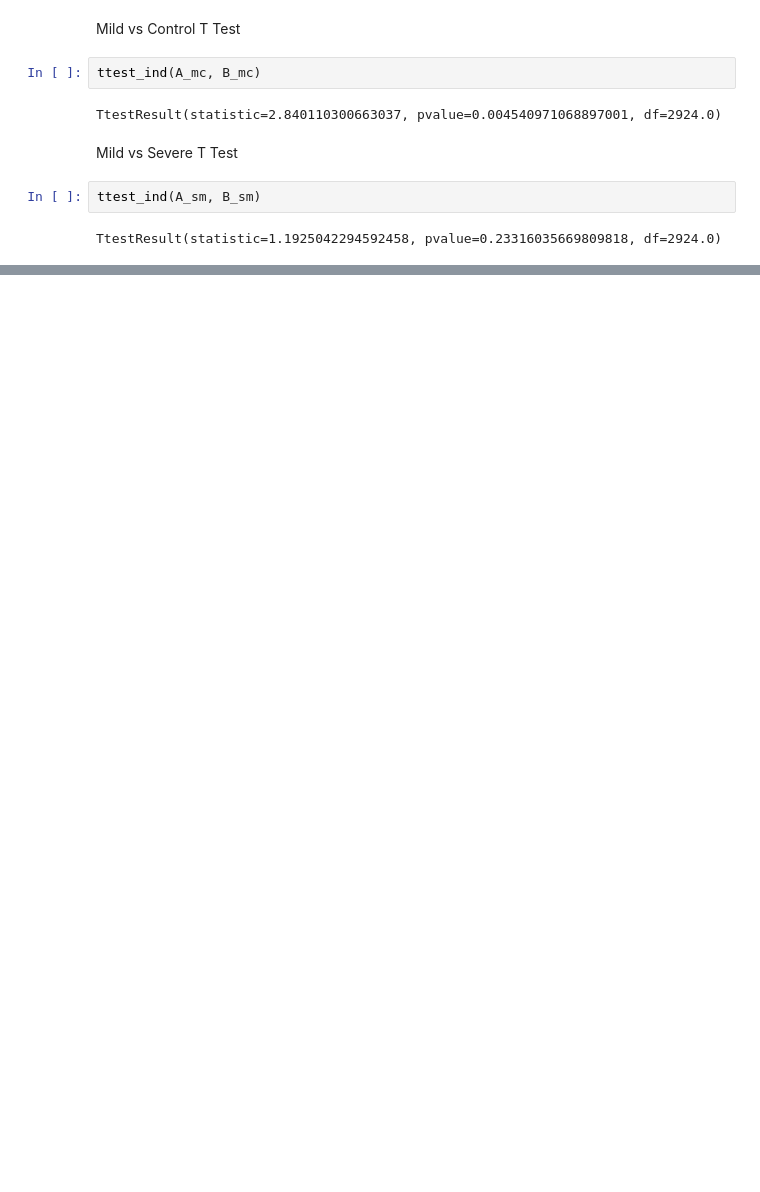
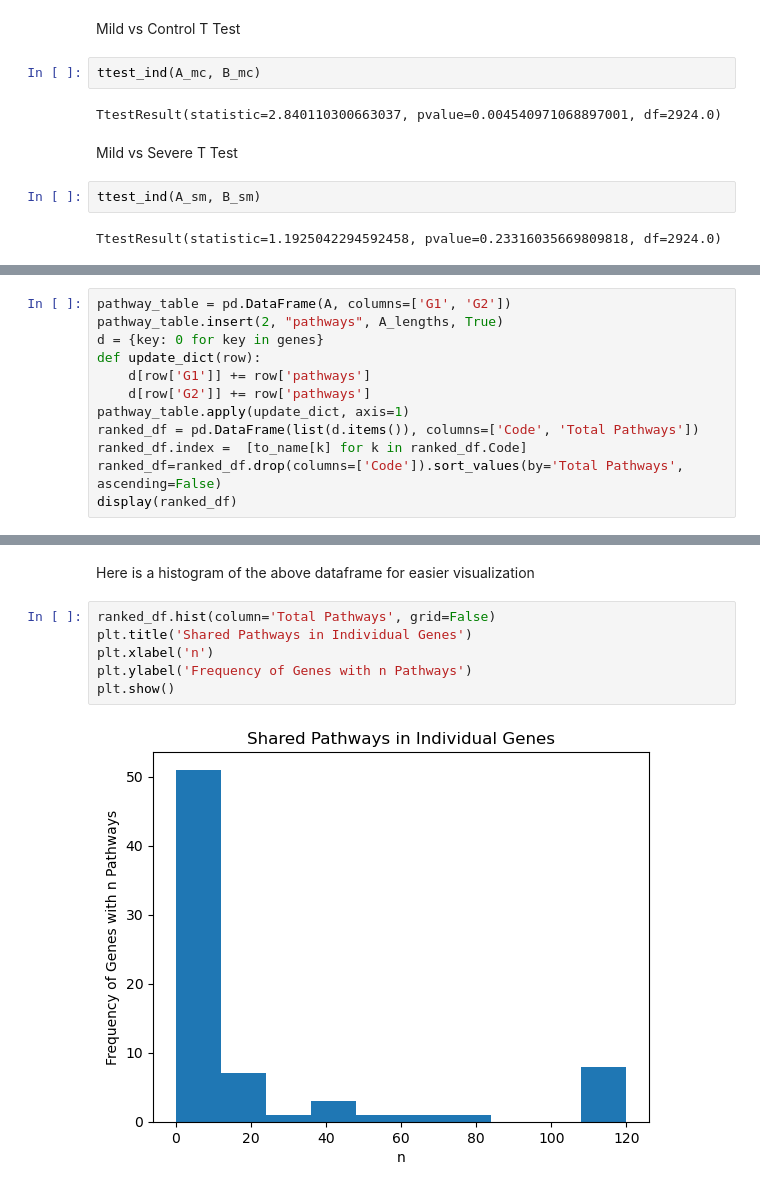
Before and after one commit to SignatureDiagnostics/pathway_analysis, a Jupyter notebook: exploratory_work.ipynb, the cells around one changed output, grey strips where cells are left out. Drawn from its saved outputs; the diff is of its cells as text; blank space fills up the shorter version.

```diff
--- a/exploratory_work.ipynb
+++ b/exploratory_work.ipynb
@@ -142,0 +158,12 @@ First we plot each pair on a scatterplot, comparing the number of pathways it ha
+# %%
+pathway_table = pd.DataFrame(A, columns=['G1', 'G2'])
+pathway_table.insert(2, "pathways", A_lengths, True)
+d = {key: 0 for key in genes}
+def update_dict(row):
+    d[row['G1']] += row['pathways']
+    d[row['G2']] += row['pathways']
+pathway_table.apply(update_dict, axis=1)
+ranked_df = pd.DataFrame(list(d.items()), columns=['Code', 'Total Pathways'])
+ranked_df.index =  [to_name[k] for k in ranked_df.Code]
+ranked_df=ranked_df.drop(columns=['Code']).sort_values(by='Total Pathways', ascending=False)
+display(ranked_df)
@@ -142,0 +188,10 @@ First we plot each pair on a scatterplot, comparing the number of pathways it ha
+# %% [markdown]
+Here is a histogram of the above dataframe for easier visualization
+# %%
+ranked_df.hist(column='Total Pathways', grid=False)
+plt.title('Shared Pathways in Individual Genes')
+plt.xlabel('n')
+plt.ylabel('Frequency of Genes with n Pathways')
+plt.show()
+# %% [output]
+[figure, added]
```
Also changed, not shown: parts of 23 cells of this notebook, 1 other file.
